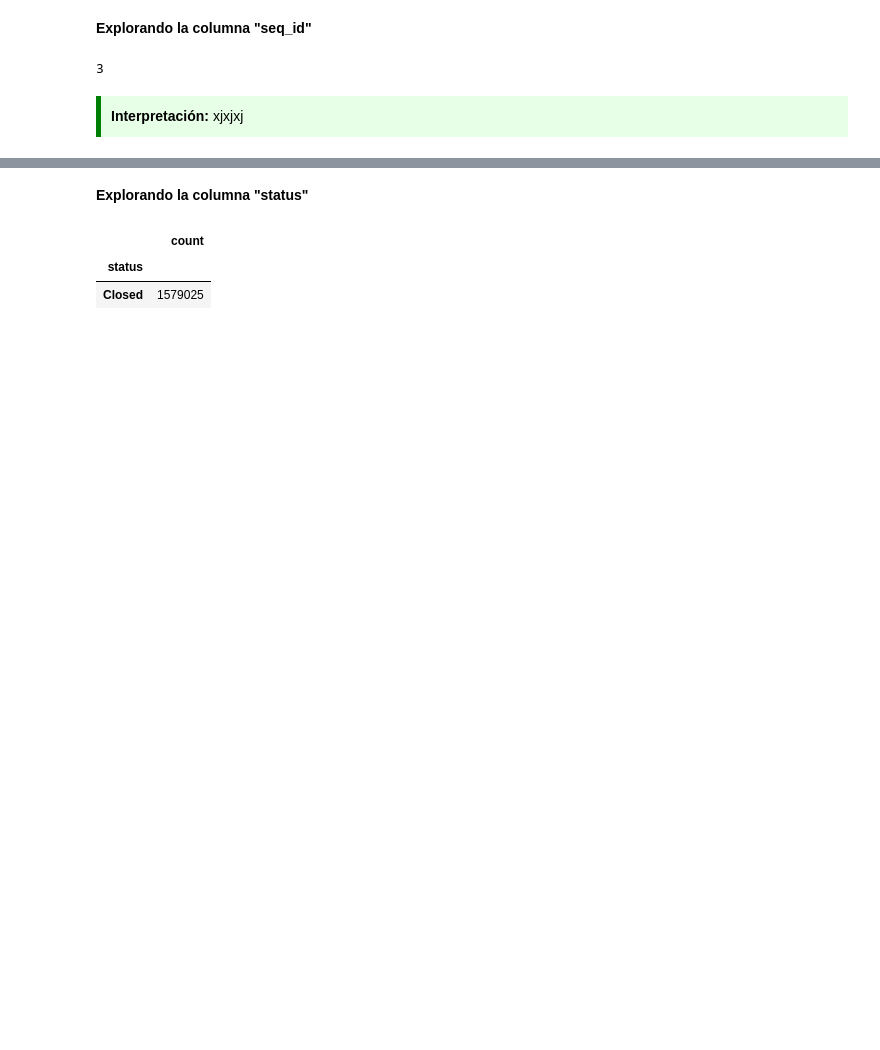
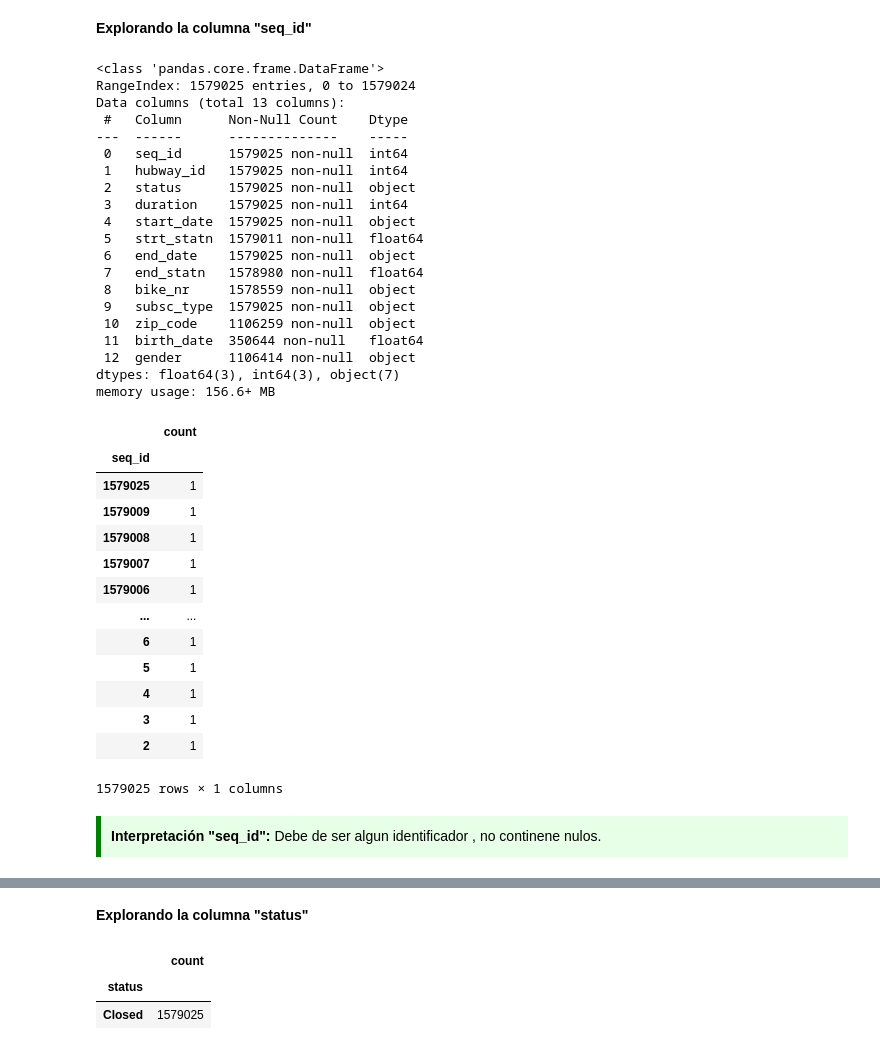
Before and after one commit to Noodle96/Topicos_Ciencia_Datos, a Jupyter notebook: Proceso_Data_Science/Proceso_de_Ciencia_de_Datos__Hubway.ipynb, the cells around one changed output, grey strips where cells are left out. Saved outputs shown, nothing was run; the diff lists cells and outputs as text; code cells hidden in the pictures; blank space fills up the shorter version.

```diff
--- a/Proceso_Data_Science/Proceso_de_Ciencia_de_Datos__Hubway.ipynb
+++ b/Proceso_Data_Science/Proceso_de_Ciencia_de_Datos__Hubway.ipynb
@@ -634,10 +647,45 @@ memory usage: 156.6+ MB
 # %% [markdown]
 **Explorando la columna "seq_id"**
-# %%
-1+2
-# %% [output]
-3
+# %%
+trips.info()
+seq_counts: pd.DataFrame= trips['seq_id'].value_counts(dropna=False).to_frame(name="count")
+seq_counts
+# %% [output]
+<class 'pandas.core.frame.DataFrame'>
+RangeIndex: 1579025 entries, 0 to 1579024
+Data columns (total 13 columns):
+ #   Column      Non-Null Count    Dtype
+---  ------      --------------    -----
+ 0   seq_id      1579025 non-null  int64
+ 1   hubway_id   1579025 non-null  int64
+ 2   status      1579025 non-null  object
+ 3   duration    1579025 non-null  int64
+ 4   start_date  1579025 non-null  object
+ 5   strt_statn  1579011 non-null  float64
+ 6   end_date    1579025 non-null  object
+ 7   end_statn   1578980 non-null  float64
+ 8   bike_nr     1578559 non-null  object
+ 9   subsc_type  1579025 non-null  object
+ 10  zip_code    1106259 non-null  object
+ 11  birth_date  350644 non-null   float64
+ 12  gender      1106414 non-null  object
+dtypes: float64(3), int64(3), object(7)
+memory usage: 156.6+ MB
+|  | count |
+| seq_id |  |
+| 1579025 | 1 |
+| 1579009 | 1 |
+| 1579008 | 1 |
+| 1579007 | 1 |
+| 1579006 | 1 |
+| ... | ... |
+| 6 | 1 |
+| 5 | 1 |
+| 4 | 1 |
+| 3 | 1 |
+| 2 | 1 |
+1579025 rows × 1 columns
 # %% [markdown]
 <div style="border-left: 5px solid green; background-color: #e6ffe6; padding:10px;">
-<strong>Interpretación:</strong> xjxjxj
+<strong>Interpretación "seq_id":</strong> Debe de ser algun identificador , no continene nulos.
 </div>
```
Also changed, not shown: parts of 63 cells of this notebook.
